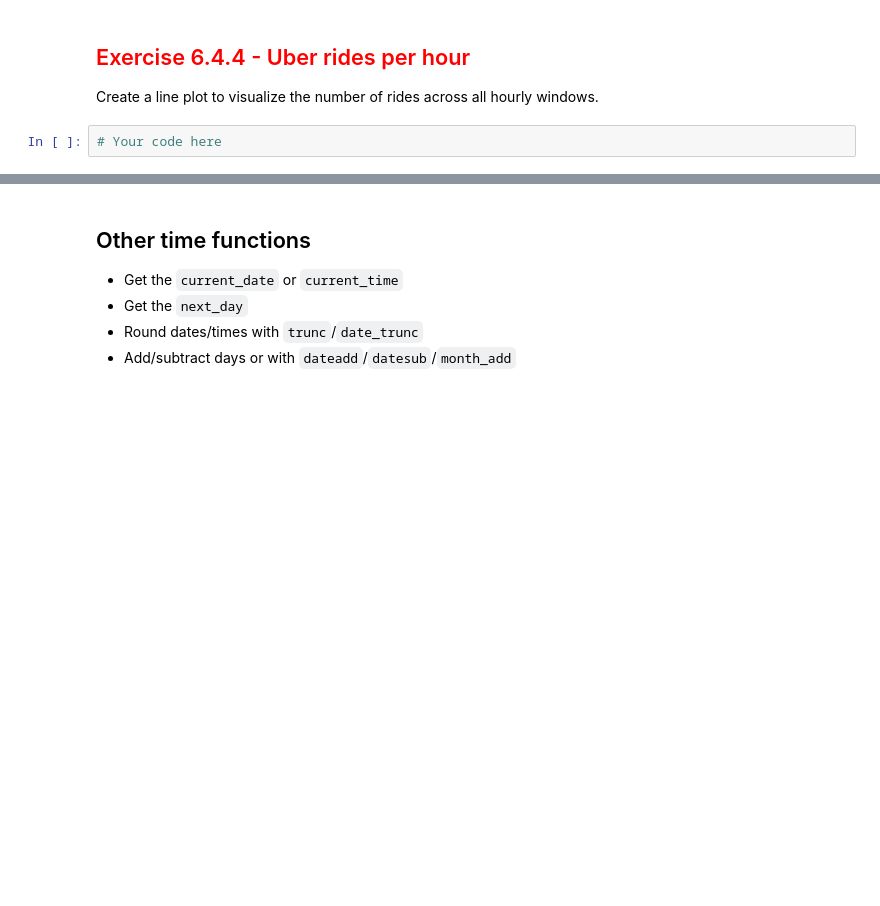
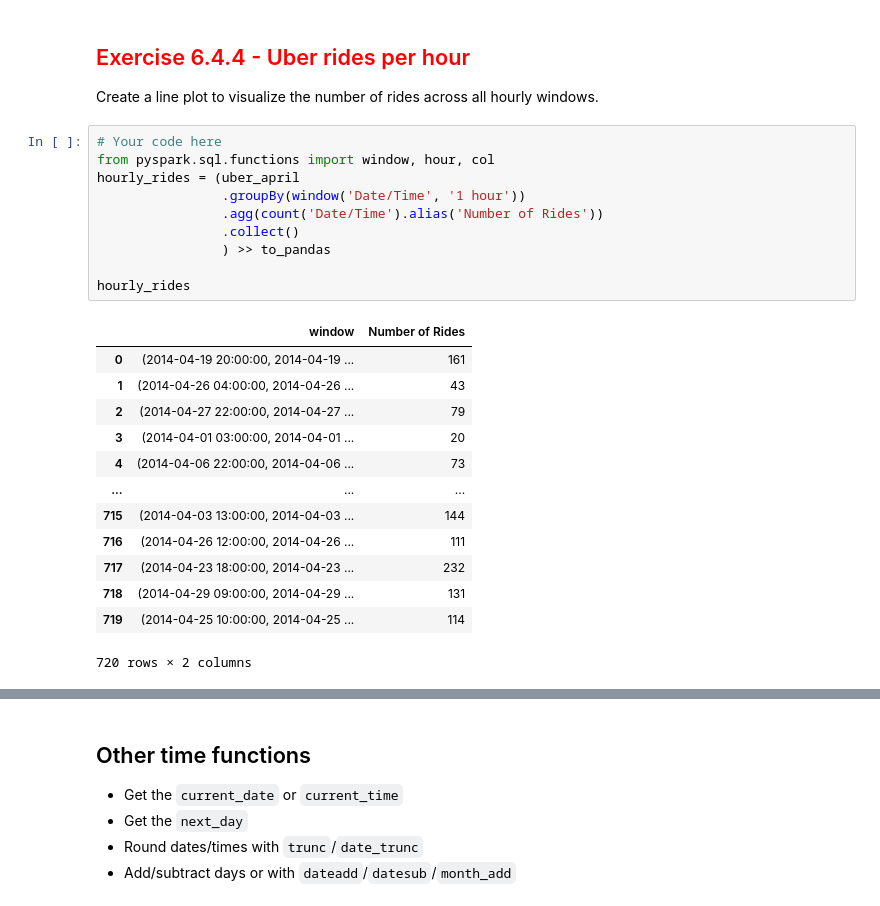
Before and after one commit to kquacken/module6_more_pyspark, a Jupyter notebook: 6_4_3_date_differences_and_windows.ipynb, the cells around one changed output, grey strips where cells are left out. Saved outputs shown, nothing was run; the diff lists cells and outputs as text; blank space fills up the shorter version.

```diff
--- a/6_4_3_date_differences_and_windows.ipynb
+++ b/6_4_3_date_differences_and_windows.ipynb
@@ -155,5 +186,27 @@ _ = ax.set_xlabel('Day of Month')
 ## <font color='red'> Exercise 6.4.4 - Uber rides per hour </font>
 
 Create a line plot to visualize the number of rides across all hourly windows.
-# %%
-# Your code here
+# %%
+# Your code here
+from pyspark.sql.functions import window, hour, col
+hourly_rides = (uber_april
+                .groupBy(window('Date/Time', '1 hour'))
+                .agg(count('Date/Time').alias('Number of Rides'))
+                .collect()
+                ) >> to_pandas
+
+hourly_rides
+# %% [output]
+|  | window | Number of Rides |
+| 0 | (2014-04-19 20:00:00, 2014-04-19 ... | 161 |
+| 1 | (2014-04-26 04:00:00, 2014-04-26 ... | 43 |
+| 2 | (2014-04-27 22:00:00, 2014-04-27 ... | 79 |
+| 3 | (2014-04-01 03:00:00, 2014-04-01 ... | 20 |
+| 4 | (2014-04-06 22:00:00, 2014-04-06 ... | 73 |
+| ... | ... | ... |
+| 715 | (2014-04-03 13:00:00, 2014-04-03 ... | 144 |
+| 716 | (2014-04-26 12:00:00, 2014-04-26 ... | 111 |
+| 717 | (2014-04-23 18:00:00, 2014-04-23 ... | 232 |
+| 718 | (2014-04-29 09:00:00, 2014-04-29 ... | 131 |
+| 719 | (2014-04-25 10:00:00, 2014-04-25 ... | 114 |
+720 rows × 2 columns
```
Also changed, not shown: parts of 7 cells of this notebook, 7 other files.
